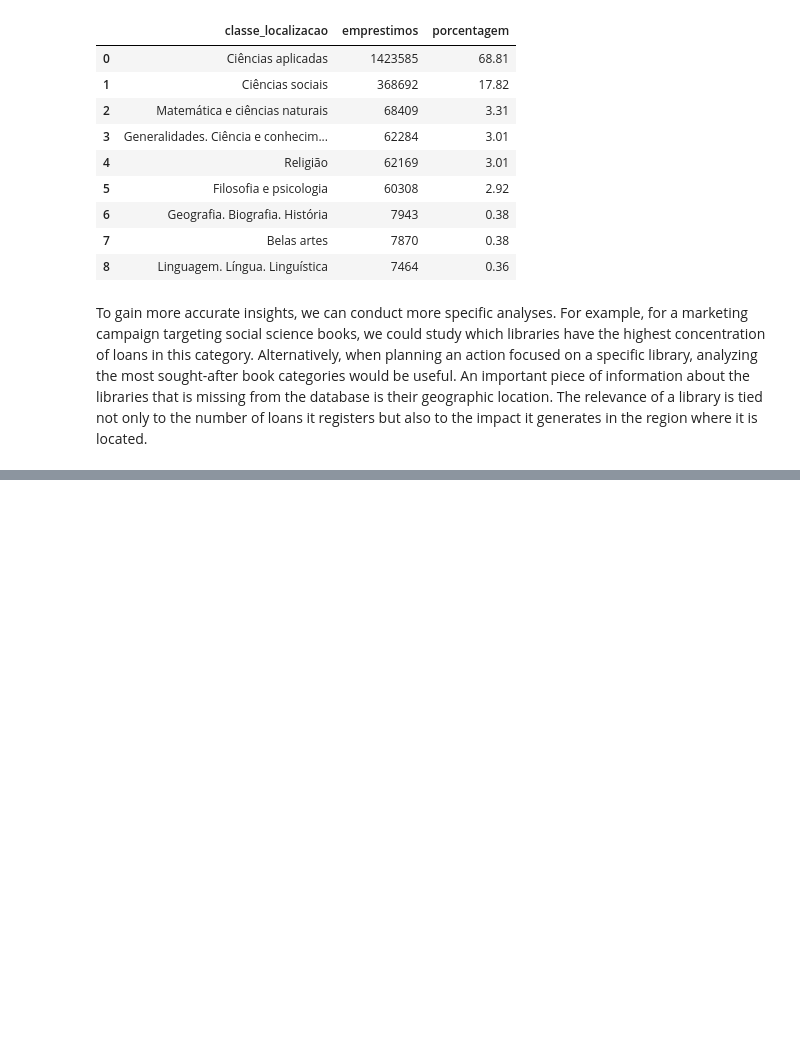
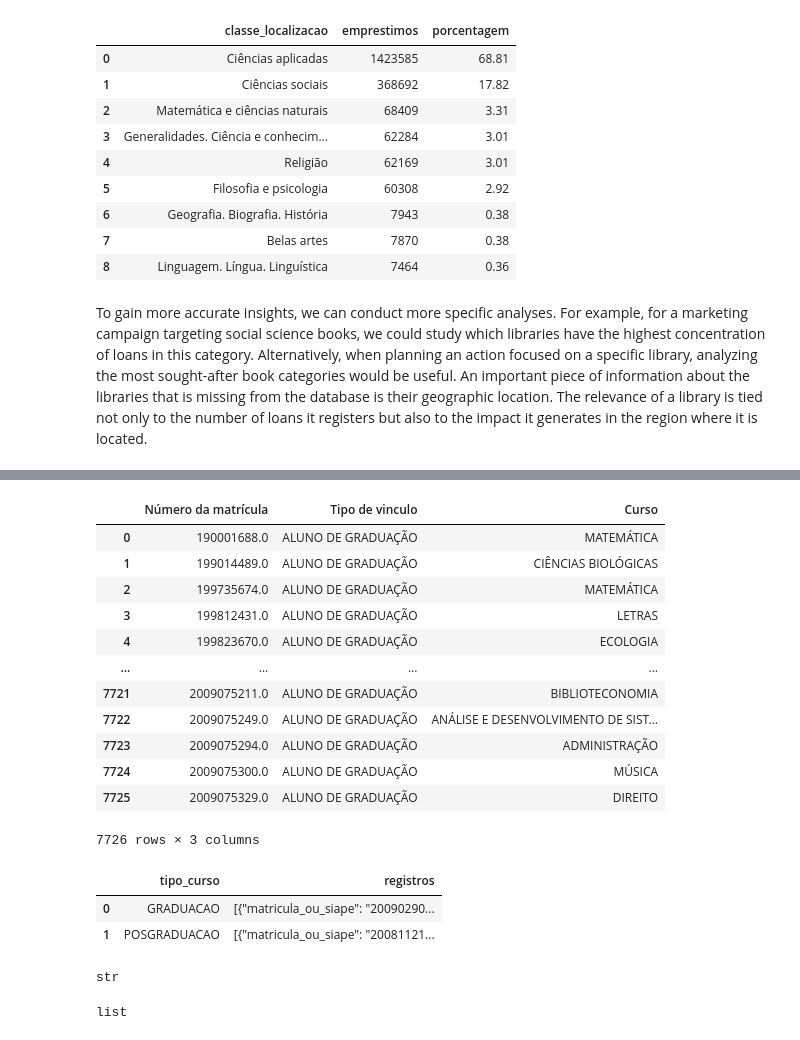
Before and after one commit to luiizsps/ufrn_library, a Jupyter notebook: ufrn_library.ipynb, the cells around one changed output, grey strips where cells are left out. Cells and saved outputs as stored; diff of their text form; code cells hidden in the pictures; blank space fills up the shorter version.

```diff
--- a/ufrn_library.ipynb
+++ b/ufrn_library.ipynb
@@ -618,0 +741,5 @@ An important piece of information about the libraries that is missing from the d
+# %%
+# load the first part of the student dataset
+path = "datasets/matricula_alunos.xlsx"
+student_df = pd.read_excel(path)
+student_df.head(10)
@@ -618,0 +758,21 @@ An important piece of information about the libraries that is missing from the d
+# %%
+# set the first row as the header
+student_df.columns = student_df.iloc[0]
+student_df = student_df[1:]
+student_df = student_df.reset_index(drop=True)
+# %%
+student_df
+# %% [output]
+|  | Número da matrícula | Tipo de vinculo | Curso |
+| 0 | 190001688.0 | ALUNO DE GRADUAÇÃO | MATEMÁTICA |
+| 1 | 199014489.0 | ALUNO DE GRADUAÇÃO | CIÊNCIAS BIOLÓGICAS |
+| 2 | 199735674.0 | ALUNO DE GRADUAÇÃO | MATEMÁTICA |
+| 3 | 199812431.0 | ALUNO DE GRADUAÇÃO | LETRAS |
+| 4 | 199823670.0 | ALUNO DE GRADUAÇÃO | ECOLOGIA |
+| ... | ... | ... | ... |
+| 7721 | 2009075211.0 | ALUNO DE GRADUAÇÃO | BIBLIOTECONOMIA |
+| 7722 | 2009075249.0 | ALUNO DE GRADUAÇÃO | ANÁLISE E DESENVOLVIMENTO DE SIST... |
+| 7723 | 2009075294.0 | ALUNO DE GRADUAÇÃO | ADMINISTRAÇÃO |
+| 7724 | 2009075300.0 | ALUNO DE GRADUAÇÃO | MÚSICA |
+| 7725 | 2009075329.0 | ALUNO DE GRADUAÇÃO | DIREITO |
+7726 rows × 3 columns
@@ -618,0 +787,12 @@ An important piece of information about the libraries that is missing from the d
+# %%
+data = response.json()
+df_temp = pd.DataFrame(data)
+df_temp
+# %% [output]
+|  | tipo_curso | registros |
+| 0 | GRADUACAO | [{"matricula_ou_siape": "20090290... |
+| 1 | POSGRADUACAO | [{"matricula_ou_siape": "20081121... |
+# %%
+type(df_temp["registros"][0])
+# %% [output]
+str
@@ -618,0 +804,4 @@ An important piece of information about the libraries that is missing from the d
+# %%
+type(df_temp["registros"][0])
+# %% [output]
+list
```
Also changed, not shown: parts of 28 cells of this notebook, 1 other file.
